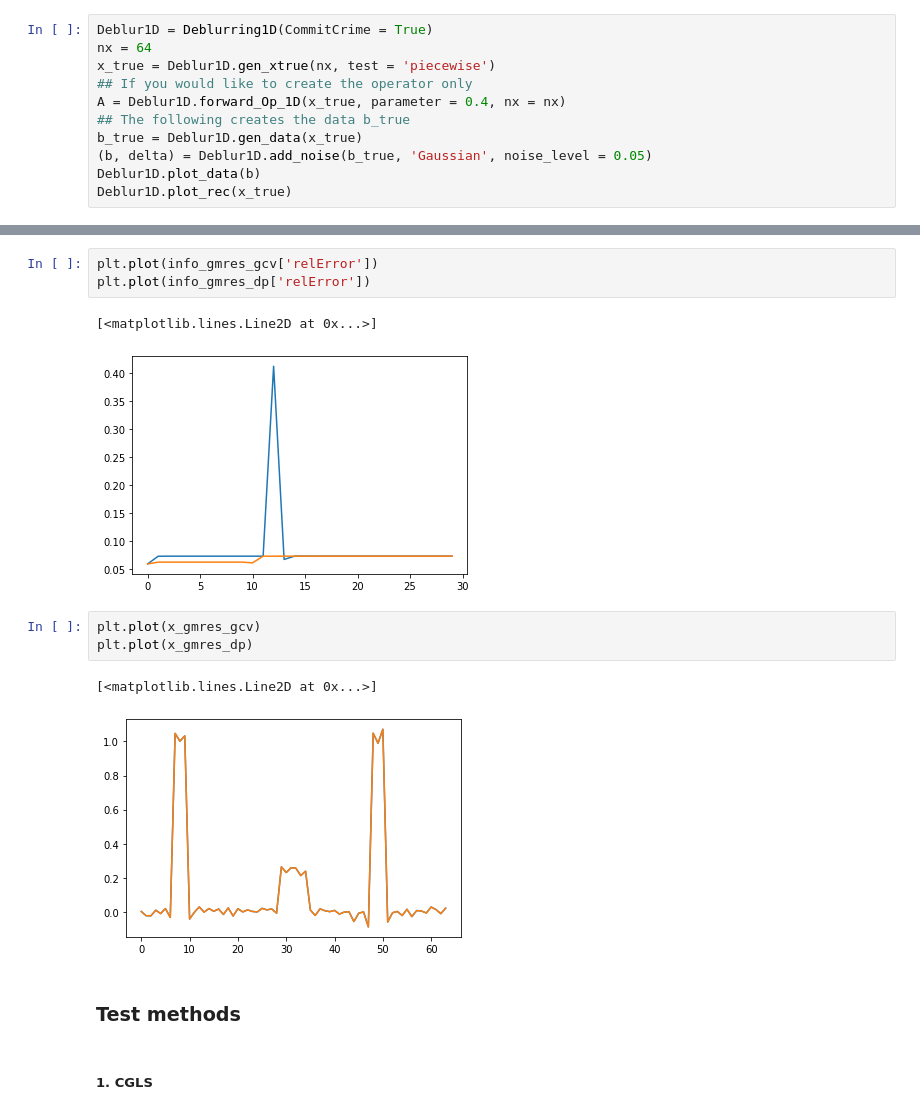
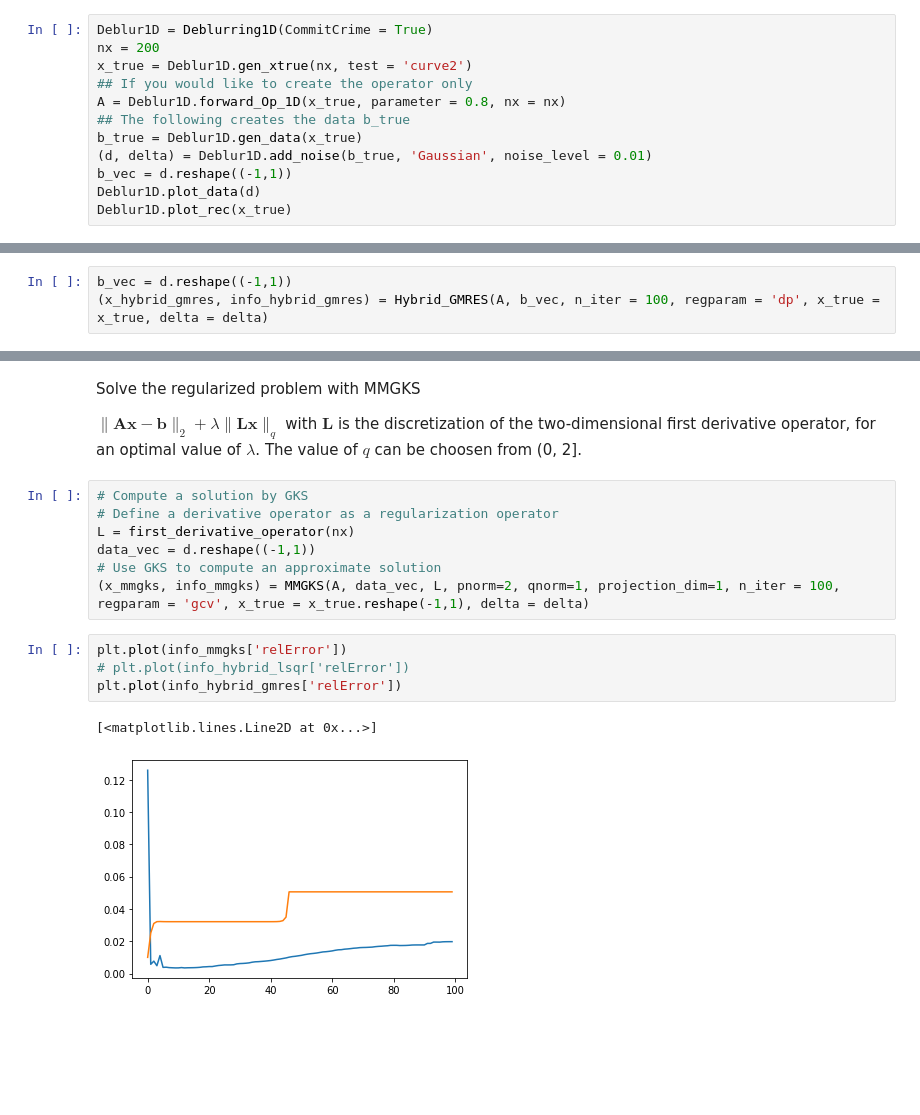
Before and after one commit to mpasha3/trips-py, a Jupyter notebook: demos/demo_1D_deblurring.ipynb, the cells around one changed output, grey strips where cells are left out. Cells and saved outputs as stored; diff of their text form; blank space fills up the shorter version.

```diff
--- a/demos/demo_1D_deblurring.ipynb
+++ b/demos/demo_1D_deblurring.ipynb
@@ -40,12 +46,13 @@ ModuleNotFoundError: No module named 'utilities'
 # %%
 Deblur1D = Deblurring1D(CommitCrime = True)
-nx = 64
-x_true = Deblur1D.gen_xtrue(nx, test = 'piecewise')
+nx = 200
+x_true = Deblur1D.gen_xtrue(nx, test = 'curve2')
 ## If you would like to create the operator only
-A = Deblur1D.forward_Op_1D(x_true, parameter = 0.4, nx = nx)
+A = Deblur1D.forward_Op_1D(x_true, parameter = 0.8, nx = nx)
 ## The following creates the data b_true
 b_true = Deblur1D.gen_data(x_true)
-(b, delta) = Deblur1D.add_noise(b_true, 'Gaussian', noise_level = 0.05)
-Deblur1D.plot_data(b)
+(d, delta) = Deblur1D.add_noise(b_true, 'Gaussian', noise_level = 0.01)
+b_vec = d.reshape((-1,1))
+Deblur1D.plot_data(d)
 Deblur1D.plot_rec(x_true)
 # %% [output]
@@ -62,0 +118,3 @@ ValueError: dimension mismatch
+# %%
+b_vec = d.reshape((-1,1))
+(x_hybrid_gmres, info_hybrid_gmres) = Hybrid_GMRES(A, b_vec, n_iter = 100, regparam = 'dp', x_true = x_true, delta = delta)
@@ -63,16 +126,18 @@ ValueError: dimension mismatch
+# %% [markdown]
+Solve the regularized problem with MMGKS
+
+$\|\mathbf A{\mathbf x} - {\mathbf b}\|_2 + \lambda \|\mathbf L\mathbf x\|_q$ with $\mathbf L$ is the discretization of the two-dimensional first derivative operator, for an optimal value of $\lambda$. The value of $q$ can be choosen from (0, 2].
+# %%
+# Compute a solution by GKS
+# Define a derivative operator as a regularization operator
+L = first_derivative_operator(nx)
+data_vec = d.reshape((-1,1))
+# Use GKS to compute an approximate solution
+(x_mmgks, info_mmgks) = MMGKS(A, data_vec, L, pnorm=2, qnorm=1, projection_dim=1, n_iter = 100, regparam = 'gcv', x_true = x_true.reshape(-1,1), delta = delta)
 # %%
-plt.plot(info_gmres_gcv['relError'])
-plt.plot(info_gmres_dp['relError'])
+plt.plot(info_mmgks['relError'])
+# plt.plot(info_hybrid_lsqr['relError'])
+plt.plot(info_hybrid_gmres['relError'])
 # %% [output]
 [<matplotlib.lines.Line2D at 0x...>]
-[figure, old version]
+[figure, new version]
-# %%
-plt.plot(x_gmres_gcv)
-plt.plot(x_gmres_dp)
-# %% [output]
-[<matplotlib.lines.Line2D at 0x...>]
-[figure, removed]
-# %% [markdown]
-### Test methods
-# %% [markdown]
-##### 1. CGLS
```
Also changed, not shown: parts of 24 cells of this notebook, 1 other file.
